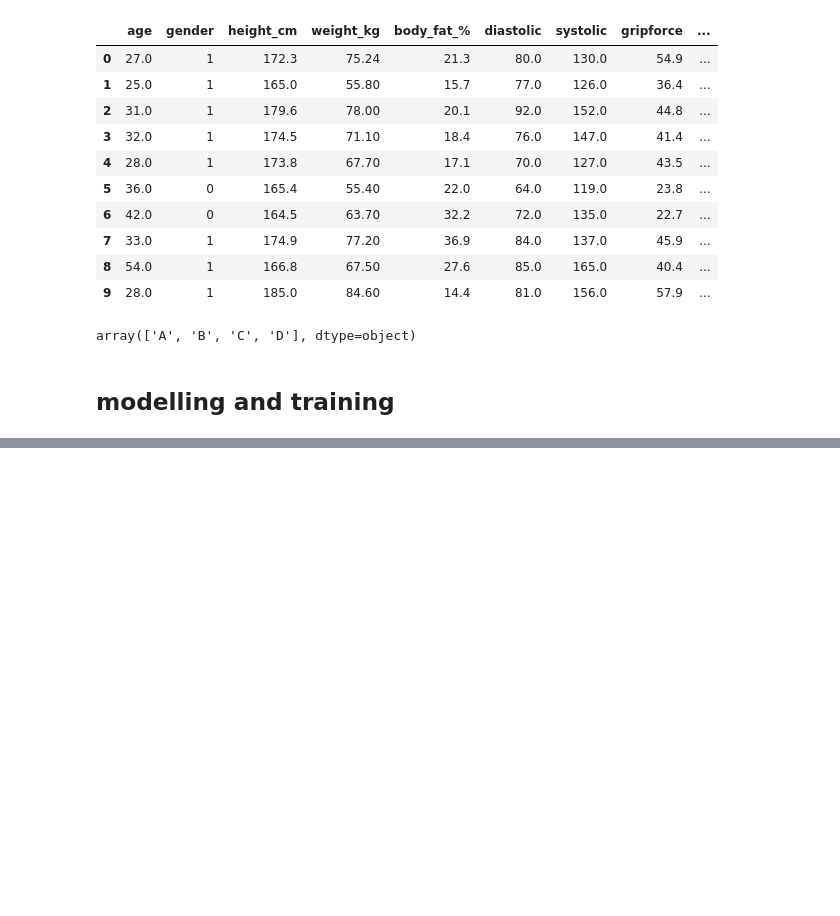
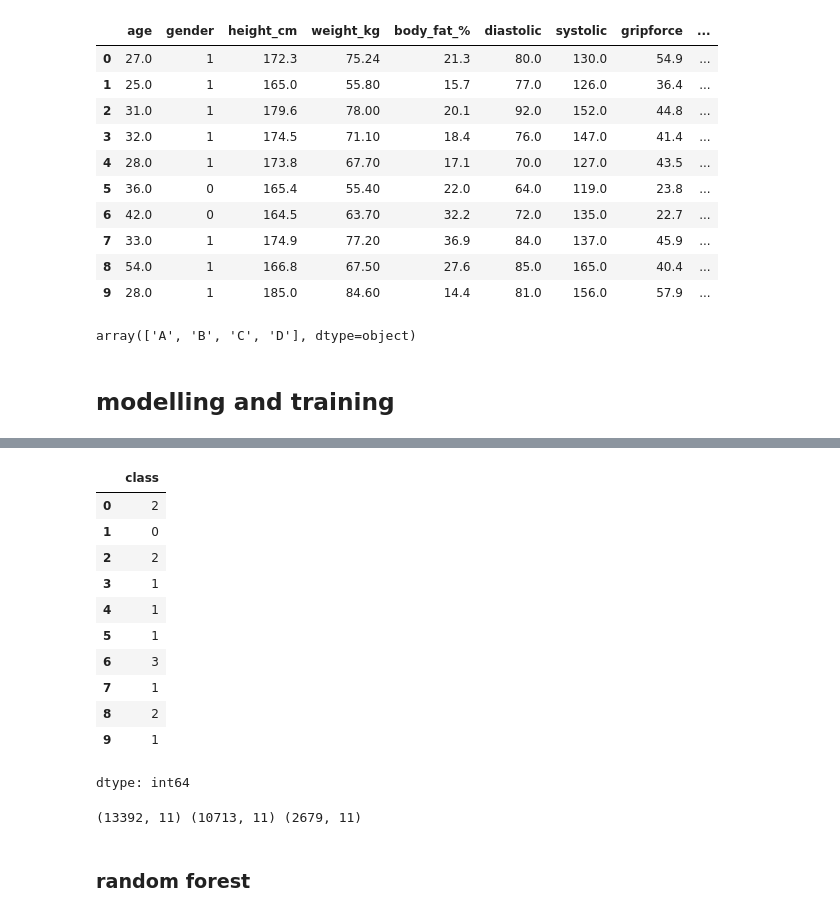
Before and after one commit to kamijoseph/Personalised-Health-and-Fitness, a Jupyter notebook: notebook/fit.ipynb, the cells around one changed output, grey strips where cells are left out. Drawn from its saved outputs; the diff is of its cells as text; code cells hidden in the pictures; blank space fills up the shorter version.

Commit message:
feature selection and training_testing spliot

```diff
--- a/notebook/fit.ipynb
+++ b/notebook/fit.ipynb
@@ -356,3 +361,7 @@ encoder.classes_
 array(['A', 'B', 'C', 'D'], dtype=object)
 # %% [markdown]
 ## modelling and training
+# %%
+# feature selection
+X, y = data.drop("class", axis=1), data["class"]
+X.head(10)
@@ -358,0 +380,28 @@ array(['A', 'B', 'C', 'D'], dtype=object)
+# %%
+y.head(10)
+# %% [output]
+|  | class |
+| 0 | 2 |
+| 1 | 0 |
+| 2 | 2 |
+| 3 | 1 |
+| 4 | 1 |
+| 5 | 1 |
+| 6 | 3 |
+| 7 | 1 |
+| 8 | 2 |
+| 9 | 1 |
+dtype: int64
+# %%
+# train test split
+X_train, X_test, y_train, y_test = train_test_split(
+    X, y,
+    test_size = 0.2,
+    random_state = 21,
+    stratify = y
+)
+print(X.shape, X_train.shape, X_test.shape)
+# %% [output]
+(13392, 11) (10713, 11) (2679, 11)
+# %% [markdown]
+### random forest
```
Also changed, not shown: parts of 2 cells of this notebook.
